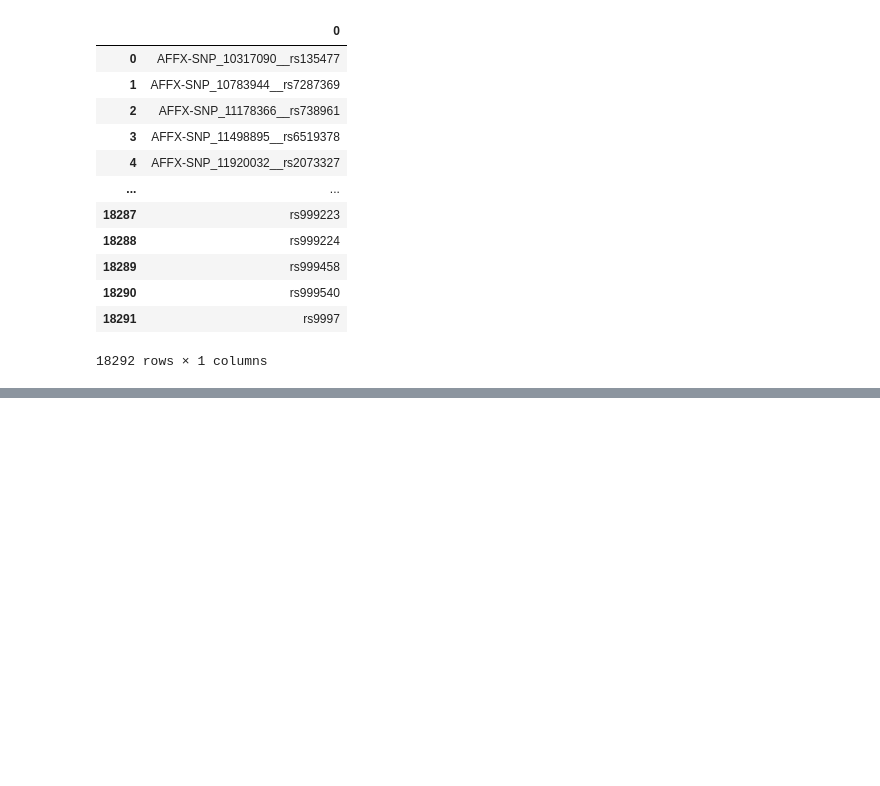
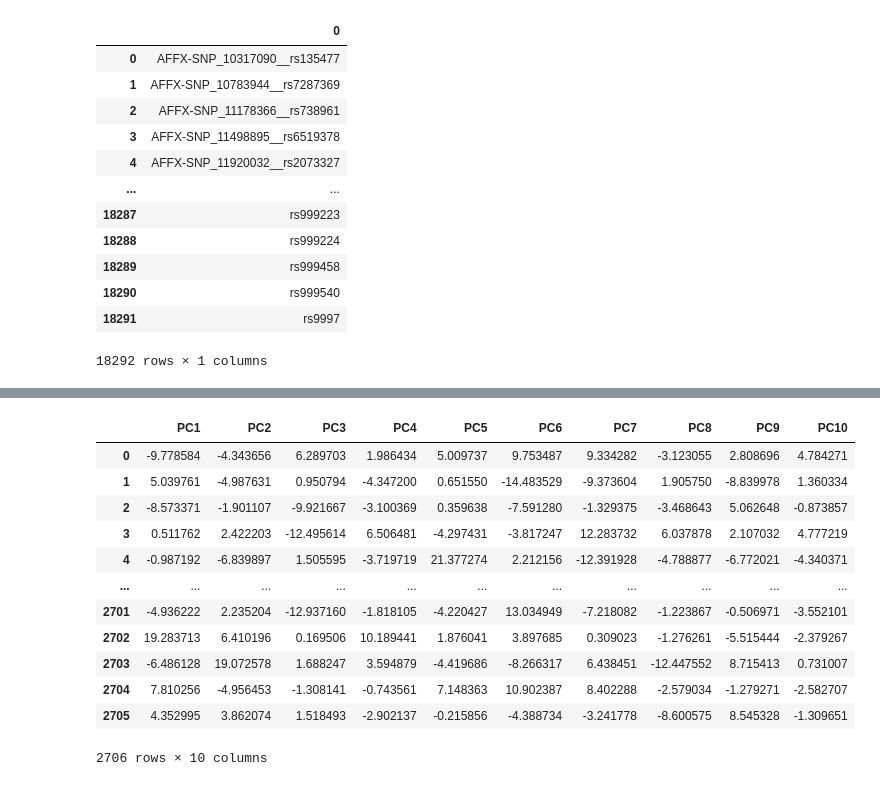
Before and after one commit to Yiqing-Zhu2000/RA_Project, a Jupyter notebook: RA_response_PRS.ipynb, the cells around one changed output, grey strips where cells are left out. Cells and saved outputs as stored; diff of their text form; code cells hidden in the pictures; blank space fills up the shorter version.

```diff
--- a/RA_response_PRS.ipynb
+++ b/RA_response_PRS.ipynb
@@ -1011,0 +1078,19 @@ shuffle_100.to_csv("CMAll_qced/shuffle_100_ALL22.txt", sep="\t", index=False, he
+# %%
+# Access the PC scores and explained variance ratio
+pc_scores = pd.DataFrame(data=pcs, columns=[f"PC{i+1}" for i in range(pcs.shape[1])])
+pc_scores
+# explained_variance_ratio = pca.explained_variance_ratio_
+# %% [output]
+|  | PC1 | PC2 | PC3 | PC4 | PC5 | PC6 | PC7 | PC8 | PC9 | PC10 |
+| 0 | -9.778584 | -4.343656 | 6.289703 | 1.986434 | 5.009737 | 9.753487 | 9.334282 | -3.123055 | 2.808696 | 4.784271 |
+| 1 | 5.039761 | -4.987631 | 0.950794 | -4.347200 | 0.651550 | -14.483529 | -9.373604 | 1.905750 | -8.839978 | 1.360334 |
+| 2 | -8.573371 | -1.901107 | -9.921667 | -3.100369 | 0.359638 | -7.591280 | -1.329375 | -3.468643 | 5.062648 | -0.873857 |
+| 3 | 0.511762 | 2.422203 | -12.495614 | 6.506481 | -4.297431 | -3.817247 | 12.283732 | 6.037878 | 2.107032 | 4.777219 |
+| 4 | -0.987192 | -6.839897 | 1.505595 | -3.719719 | 21.377274 | 2.212156 | -12.391928 | -4.788877 | -6.772021 | -4.340371 |
+| ... | ... | ... | ... | ... | ... | ... | ... | ... | ... | ... |
+| 2701 | -4.936222 | 2.235204 | -12.937160 | -1.818105 | -4.220427 | 13.034949 | -7.218082 | -1.223867 | -0.506971 | -3.552101 |
+| 2702 | 19.283713 | 6.410196 | 0.169506 | 10.189441 | 1.876041 | 3.897685 | 0.309023 | -1.276261 | -5.515444 | -2.379267 |
+| 2703 | -6.486128 | 19.072578 | 1.688247 | 3.594879 | -4.419686 | -8.266317 | 6.438451 | -12.447552 | 8.715413 | 0.731007 |
+| 2704 | 7.810256 | -4.956453 | -1.308141 | -0.743561 | 7.148363 | 10.902387 | 8.402288 | -2.579034 | -1.279271 | -2.582707 |
+| 2705 | 4.352995 | 3.862074 | 1.518493 | -2.902137 | -0.215856 | -4.388734 | -3.241778 | -8.600575 | 8.545328 | -1.309651 |
+2706 rows × 10 columns
```
Also changed, not shown: parts of 13 cells of this notebook, 1 other file.
